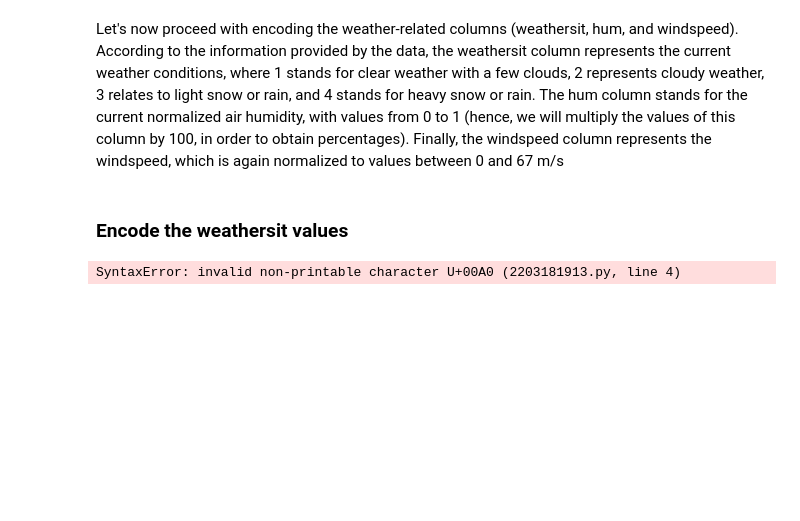
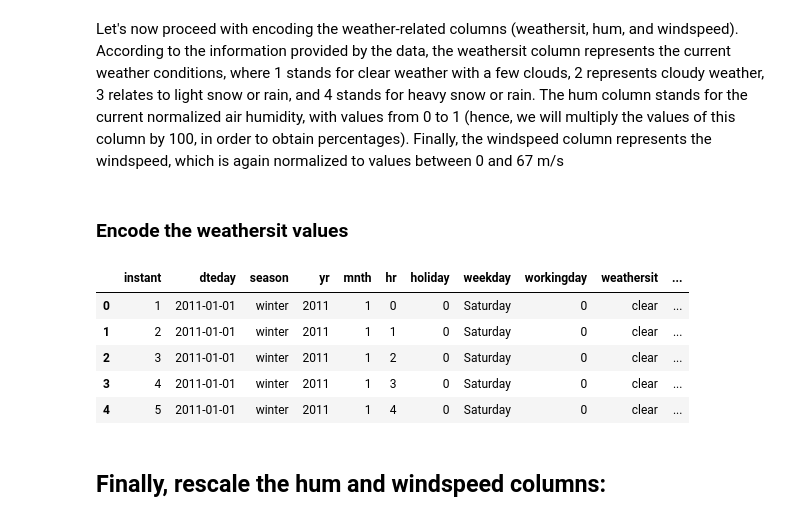
Before and after one commit to masinde70/Stats, a Jupyter notebook: bikeanalysis.ipynb, the cells around one changed output. Cells and saved outputs as stored; diff of their text form; code cells hidden in the pictures; blank space fills up the shorter version.

Commit message:
data transformation processing and mapping

```diff
--- a/bikeanalysis.ipynb
+++ b/bikeanalysis.ipynb
@@ -112,7 +112,15 @@ Let's now proceed with encoding the weather-related columns (weathersit, hum, an
 # %%
 # transform weathersit
 weather_mapping = {1: 'clear', 2:'cloudy',3:'light_rain_snow',4:'heavy_rain_snow'}
-preprocessed_data['weathersit'] = preprocessed_data['weathersit']                                  .apply(lambda x: \
-                                  weather_mapping[x])
+preprocessed_data['weathersit'] = preprocessed_data['weathersit'].apply(lambda x: weather_mapping[x])
-# %% [output]
-SyntaxError: invalid non-printable character U+00A0 (2203181913.py, line 4)
+# %%
+preprocessed_data.head()
+# %% [output]
+|  | instant | dteday | season | yr | mnth | hr | holiday | weekday | workingday | weathersit | ... |
+| 0 | 1 | 2011-01-01 | winter | 2011 | 1 | 0 | 0 | Saturday | 0 | clear | ... |
+| 1 | 2 | 2011-01-01 | winter | 2011 | 1 | 1 | 0 | Saturday | 0 | clear | ... |
+| 2 | 3 | 2011-01-01 | winter | 2011 | 1 | 2 | 0 | Saturday | 0 | clear | ... |
+| 3 | 4 | 2011-01-01 | winter | 2011 | 1 | 3 | 0 | Saturday | 0 | clear | ... |
+| 4 | 5 | 2011-01-01 | winter | 2011 | 1 | 4 | 0 | Saturday | 0 | clear | ... |
+# %% [markdown]
+## Finally, rescale the hum and windspeed columns:
```
